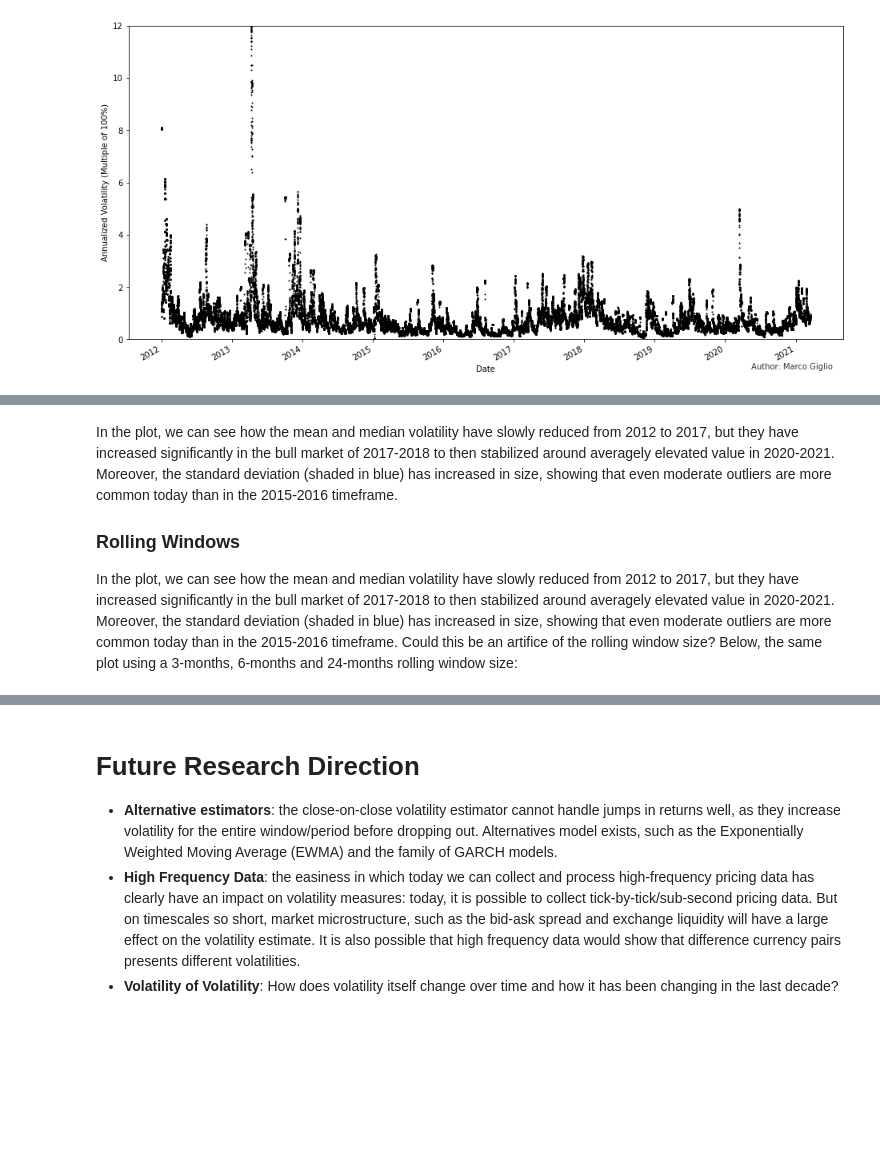
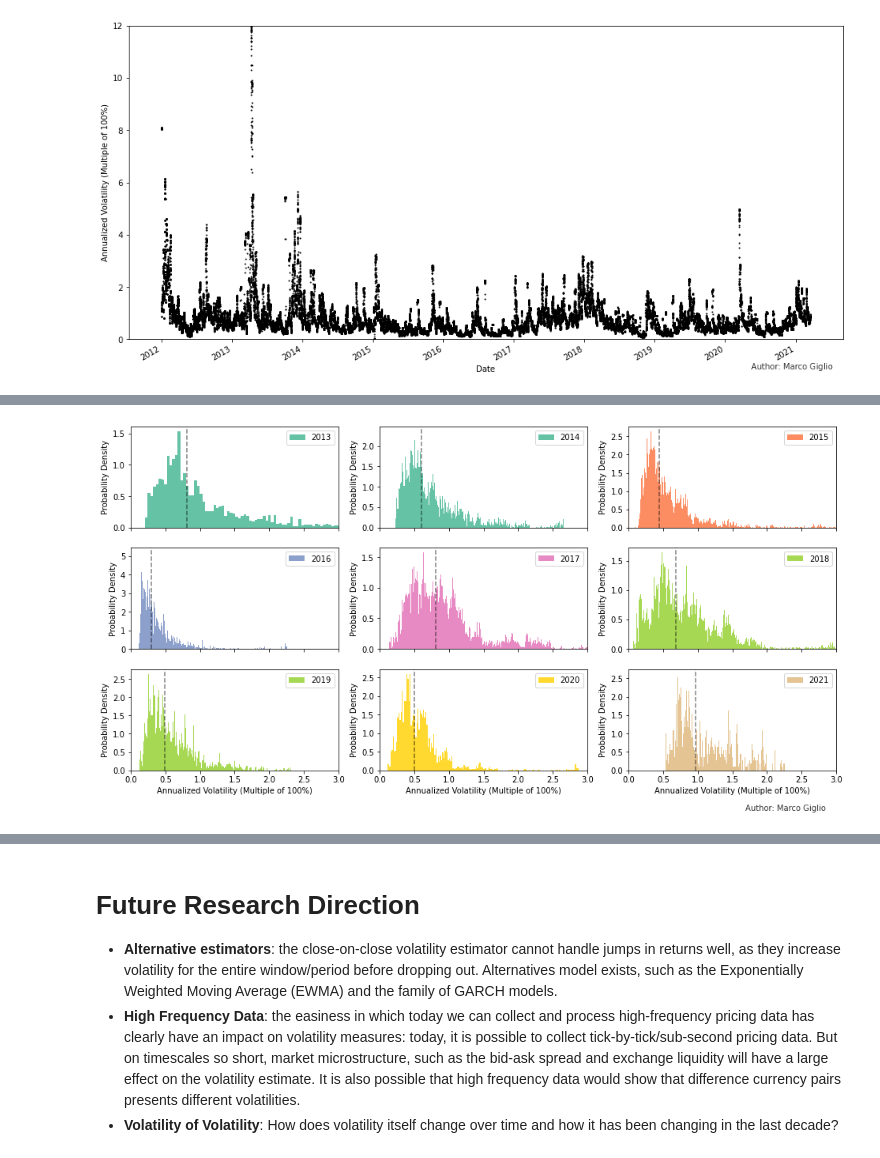
Before and after one commit to marcogiglio/digital_garden, a Jupyter notebook: _sources/bitcoin_realized_volatility.ipynb, the cells around one changed output, grey strips where cells are left out. Cells and saved outputs as stored; diff of their text form; code cells hidden in the pictures; blank space fills up the shorter version.

```diff
--- a/_sources/bitcoin_realized_volatility.ipynb
+++ b/_sources/bitcoin_realized_volatility.ipynb
@@ -149,5 +100,30 @@ plt.savefig('distribution_subplots.png', dpi=300)
-# %% [markdown]
-In the plot, we can see how the mean and median volatility have slowly reduced from 2012 to 2017, but they have increased significantly in the bull market of 2017-2018 to then stabilized around averagely elevated value in 2020-2021. Moreover, the standard deviation (shaded in blue) has increased in size, showing that even moderate outliers are more common today than in the 2015-2016 timeframe.
-
-### Rolling Windows
-In the plot, we can see how the mean and median volatility have slowly reduced from 2012 to 2017, but they have increased significantly in the bull market of 2017-2018 to then stabilized around averagely elevated value in 2020-2021. Moreover, the standard deviation (shaded in blue) has increased in size, showing that even moderate outliers are more common today than in the 2015-2016 timeframe. Could this be an artifice of the rolling window size? Below, the same plot using a 3-months, 6-months and 24-months rolling window size:
+# %%
+from matplotlib import cm
+
+cmap = cm.get_cmap('Set2')
+
+fig, axes = plt.subplots(nrows=3, ncols=3)
+
+for i in range(0,9):
+    j,k = np.unravel_index(i, shape=(3,3), order='C')
+    start = df['timestamp'] > dt.strptime(str(2013 + i) + '-01-01','%Y-%m-%d')
+    end = df['timestamp'] < dt.strptime(str(2014 + i) + '-01-01','%Y-%m-%d')
+
+    ax = df[start & end]['volatilities'].plot.hist(ax=axes[j,k], bins=300, color=cmap(float(i)/10), label=str(2013 + i), density=True, sharex=True)
+    median = df[start & end]['volatilities'].median()
+    ax.axline((median, 0), (median, 1), linestyle='--', color='black', alpha=0.5)
+    axes[j, k].legend()
+
+
+for i,ax in enumerate(axes.flat):
+    ax.set(xlabel='Annualized Volatility (Multiple of 100%)', ylabel='Probability Density')
+    ax.set(xlim=(0,3))
+
+
+fig.text(0.8, 0.05, 'Author: Marco Giglio',
+         fontsize=10, color='black',
+         ha='left', va='top', alpha=0.8)
+
+plt.savefig('distribution_subplots.png', dpi=300)
+# %% [output]
+[figure, added]
```
Also changed, not shown: parts of 7 cells of this notebook, 6 other files.
